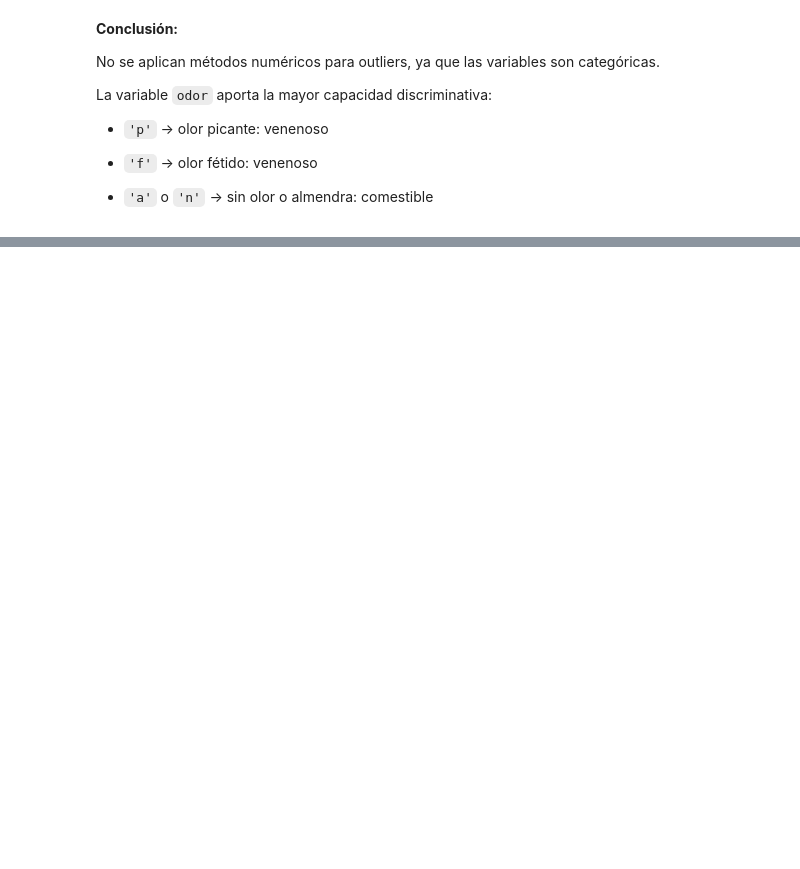
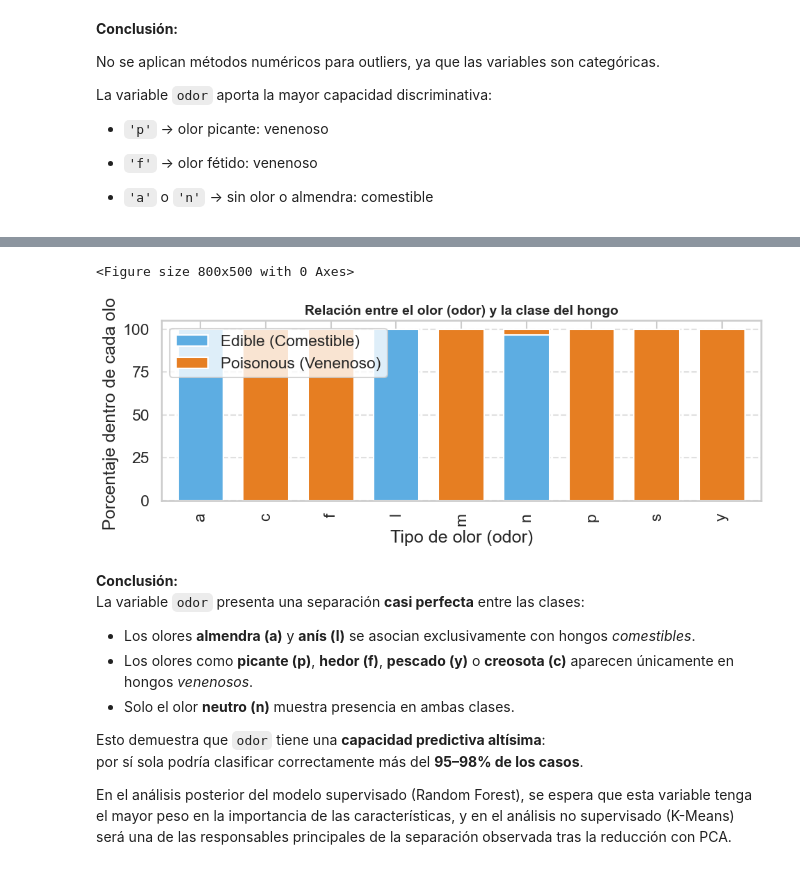
Before and after one commit to Bootcamp-IA-P5/Proyecto8_unsupervised_ml_Alfonso_Bermudez, a Jupyter notebook: notebooks/EDA_unsupervised_ml_mushrooms.ipynb, the cells around one changed output, grey strips where cells are left out. Saved outputs shown, nothing was run; the diff lists cells and outputs as text; code cells hidden in the pictures; blank space fills up the shorter version.

```diff
--- a/notebooks/EDA_unsupervised_ml_mushrooms.ipynb
+++ b/notebooks/EDA_unsupervised_ml_mushrooms.ipynb
@@ -385,0 +685,53 @@ display(Markdown("**Dataset limpio y preparado para las etapas de modelado (PCA,
+# %%
+## Paso 12.b - Análisis empírico de la variable 'odor'
+
+# Tabla cruzada entre 'odor' y la clase objetivo
+odor_crosstab = pd.crosstab(df['odor'], df['class'], normalize='index') * 100
+
+# --- Visualización ---
+plt.figure(figsize=(8,5))
+odor_crosstab.plot(
+    kind='bar',
+    stacked=True,
+    color=['#5DADE2', '#E67E22'],  # azul para comestible, naranja para venenoso
+    width=0.7
+)
+plt.title('Relación entre el olor (odor) y la clase del hongo', fontsize=14, fontweight='bold')
+plt.ylabel('Porcentaje dentro de cada olor')
+plt.xlabel('Tipo de olor (odor)')
+plt.legend(['Edible (Comestible)', 'Poisonous (Venenoso)'])
+plt.grid(axis='y', linestyle='--', alpha=0.6)
+plt.tight_layout()
+plt.show()
+
+# --- Conclusión textual tras la gráfica ---
+display(Markdown("""
+**Conclusión:**
+La variable `odor` presenta una separación **casi perfecta** entre las clases:
+- Los olores **almendra (a)** y **anís (l)** se asocian exclusivamente con hongos *comestibles*.
+- Los olores como **picante (p)**, **hedor (f)**, **pescado (y)** o **creosota (c)** aparecen únicamente en hongos *venenosos*.
+- Solo el olor **neutro (n)** muestra presencia en ambas clases.
+
+Esto demuestra que `odor` tiene una **capacidad predictiva altísima**:
+por sí sola podría clasificar correctamente más del **95–98% de los casos**.
+
+En el análisis posterior del modelo supervisado (Random Forest), se espera que esta variable tenga
+el mayor peso en la importancia de las características, y en el análisis no supervisado (K-Means)
+será una de las responsables principales de la separación observada tras la reducción con PCA.
+"""))
+# %% [output]
+<Figure size 800x500 with 0 Axes>
+[figure, added]
+
+**Conclusión:**
+La variable `odor` presenta una separación **casi perfecta** entre las clases:
+- Los olores **almendra (a)** y **anís (l)** se asocian exclusivamente con hongos *comestibles*.
+- Los olores como **picante (p)**, **hedor (f)**, **pescado (y)** o **creosota (c)** aparecen únicamente en hongos *venenosos*.
+- Solo el olor **neutro (n)** muestra presencia en ambas clases.
+
+Esto demuestra que `odor` tiene una **capacidad predictiva altísima**:
+por sí sola podría clasificar correctamente más del **95–98% de los casos**.
+
+En el análisis posterior del modelo supervisado (Random Forest), se espera que esta variable tenga
+el mayor peso en la importancia de las características, y en el análisis no supervisado (K-Means)
+será una de las responsables principales de la separación observada tras la reducción con PCA.
```
Also changed, not shown: parts of 36 cells of this notebook, 1 other file.
